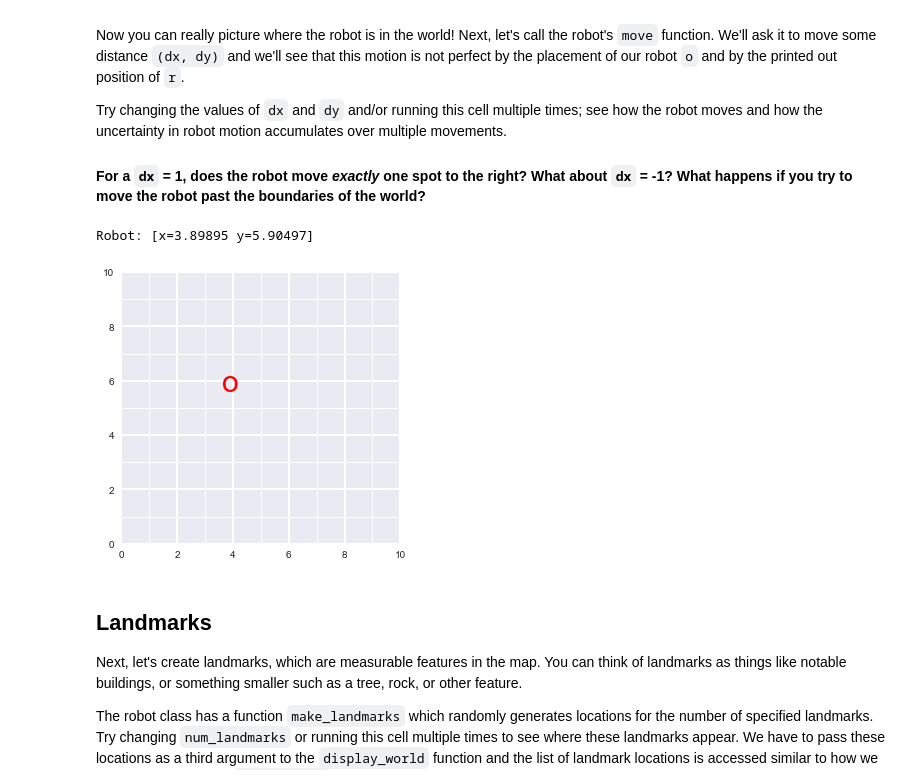
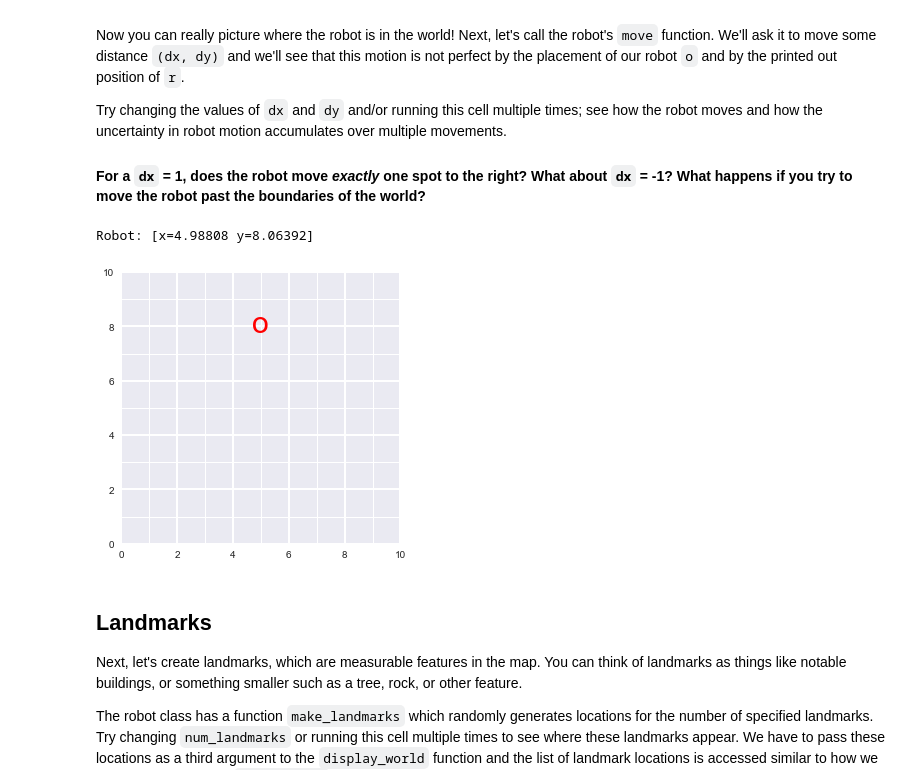
Before and after one commit to rabbiahmed/Implement-SLAM, a Jupyter notebook: 1. Robot Moving and Sensing.ipynb, the cells around one changed output. Drawn from its saved outputs; the diff is of its cells as text; code cells hidden in the pictures.

```diff
--- a/1. Robot Moving and Sensing.ipynb
+++ b/1. Robot Moving and Sensing.ipynb
@@ -100,7 +100,7 @@ class robot:
             # if the the distance dx or dy of the landmark falls outside of measurement_range,just put 0 for it
                 dx = 0
                 dy = 0
-                measurements.append([l, dx, dy])
+                #measurements.append([l, dx, dy])
             else:
                 measurements.append([l, dx, dy])
 
@@ -172,19 +172,19 @@ Try changing the values of `dx` and `dy` and/or running this cell multiple times
 #### For a `dx` = 1, does the robot move *exactly* one spot to the right? What about `dx` = -1? What happens if you try to move the robot past the boundaries of the world?
 # %%
 # choose values of dx and dy (negative works, too)
-dx = -1
-dy = 1
+dx = 1
+dy = 2
 r.move(dx, dy)
 
 # print out the exact location
 print(r)
 
 # display the world after movement, not that this is the same call as before
 # the robot tracks its own movement
 display_world(int(world_size), [r.x, r.y])
 # %% [output]
-Robot: [x=3.89895 y=5.90497]
+Robot: [x=4.98808 y=8.06392]
-[figure, old version]
+[figure, new version]
 # %% [markdown]
 ## Landmarks
 
```
Also changed, not shown: parts of 6 cells of this notebook, 3 other files.
